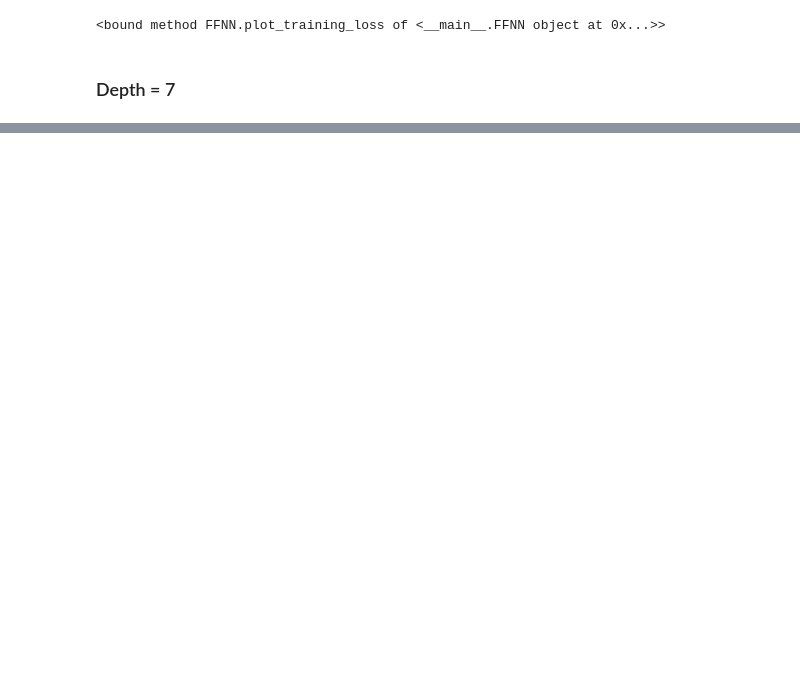
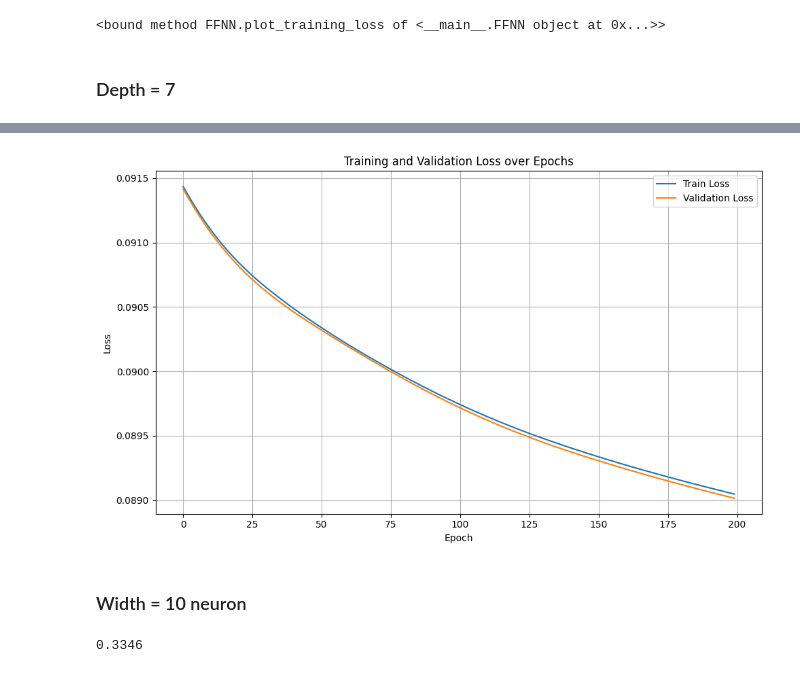
Before and after one commit to evelynnn04/ML-Tubes1-K33, a Jupyter notebook: src/basic/ANN_basic.ipynb, the cells around one changed output, grey strips where cells are left out. Cells and saved outputs as stored; diff of their text form; code cells hidden in the pictures; blank space fills up the shorter version.

```diff
--- a/src/basic/ANN_basic.ipynb
+++ b/src/basic/ANN_basic.ipynb
@@ -904,0 +884,16 @@ model_depth_high.plot_training_loss
+# %%
+model_width_low = FFNN(
+    loss='mse',
+    batch_size=200,
+    learning_rate=0.01,
+    epochs=200,
+    verbose=0
+)
+
+model_width_low.build_layers(
+    Layer(n_neurons=5, init='uniform', activation='softmax'),
+    Layer(n_neurons=5, init='uniform', activation='softmax'),
+    Layer(n_neurons=10, init='uniform', activation='softmax'),
+)
+
+model_width_low.fit(X_train, y_train, X_val, y_val)
@@ -904,0 +914,6 @@ model_depth_high.plot_training_loss
+# %%
+model_width_low.plot_training_loss()
+# %% [output]
+[figure, added]
+# %% [markdown]
+### Width = 10 neuron
@@ -904,0 +945,5 @@ model_depth_high.plot_training_loss
+# %%
+acc_width_intermediate = accuracy(res_width_intermediate, y_test)
+acc_width_intermediate
+# %% [output]
+0.3346
```
Also changed, not shown: parts of 47 cells of this notebook, 1 other file.
